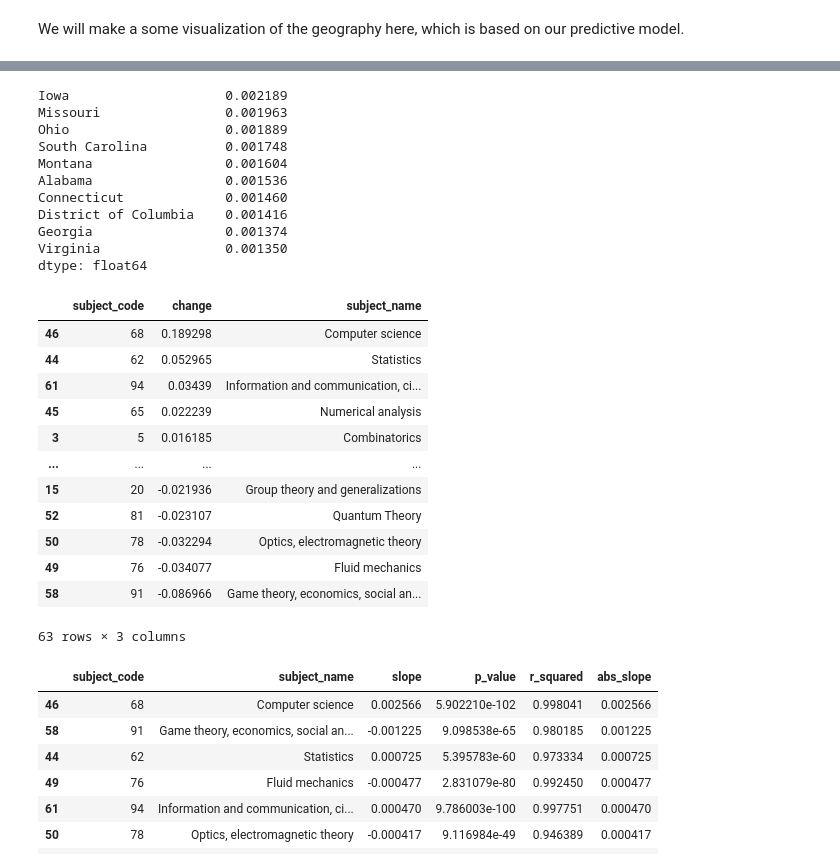
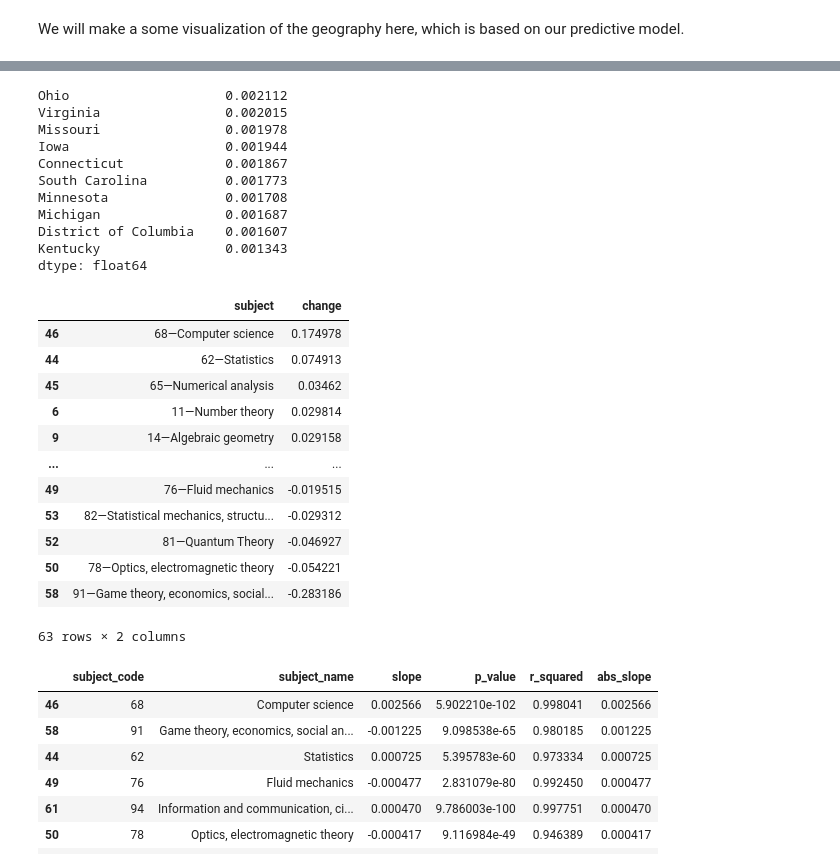
Before and after one commit to Erdos-Projects/summer26-math-genealogy, a Jupyter notebook: notebooks/Geography-Jonathan/Data-States.ipynb, the cells around one changed output, grey strips where cells are left out. Saved outputs shown, nothing was run; the diff lists cells and outputs as text; code cells hidden in the pictures.

```diff
--- a/notebooks/Geography-Jonathan/Data-States.ipynb
+++ b/notebooks/Geography-Jonathan/Data-States.ipynb
@@ -3,19 +3,34 @@ In this notebook we consider questions on the geogarphic distribution of subject
 # %% [markdown]
 1. We first need to assign a State to those dissertations that were granted in the United States, as this information is not in the original data set.
 # %%
+import json
+
 import pandas as pd
 import matplotlib.pyplot as plt
 import seaborn as sns
 
 # Load the CSV file into a structured DataFrame
 
-df = pd.read_csv('/Users/jonathancohen1/Desktop/summer26/data/processed/version2_new_dataset_fitted.csv')
+
+#this is the modified data set, after missing subjects filled in.
+#df = pd.read_csv('/Users/jonathancohen1/Desktop/summer26/data/processed/version2_new_dataset_fitted.csv')
+
+
+#This is the ORIGINAL data set, before missing subjects filled in.
+df = pd.read_json('/Users/jonathancohen1/Desktop/summer26/data/processed/data-new.json')
+
+with open('/Users/jonathancohen1/Desktop/summer26/data/processed/data-new.json') as f:
+    data = json.load(f)
+
+df = pd.DataFrame(data["nodes"])
+
+
 
 #Source : https://www.kaggle.com/datasets/mexwell/us-colleges-and-universities?resource=download
 dg =pd.read_csv('/Users/jonathancohen1/Desktop/us-colleges-and-universities.csv', sep=';')
 
 #keep only desired columns
-df = df[['name', 'school', 'country', 'year', 'subject_code', 'subject_name', 'predicted_subject_code']]
+df = df[['name', 'school', 'country', 'year', 'subject']]
 dg = dg[['NAME', 'CITY', 'STATE']]
 
 #Rename column to match df
@@ -120,7 +135,7 @@ df = df[df['school'].notnull()]
 
 
 #replace empty entries in subject_code column with those from predicted_subject_code column
-df.loc[df['subject_code'] == '', 'subject_code'] = df['predicted_subject_code']
+#df.loc[df['subject_code'] == '', 'subject_code'] = df['predicted_subject_code']
 
 
 
@@ -515,16 +519,16 @@ from sklearn.metrics import classification_report, accuracy_score
 # Prepare the data
 # -----------------------
 
-model_df = df[["state", "year", "subject_code"]].copy()
+model_df = df[["state", "year", "subject"]].copy()
 
 model_df = model_df.dropna()
 
 model_df["state"] = model_df["state"].astype("category")
 model_df["year"] = model_df["year"].astype(int)
-model_df["subject_code"] = model_df["subject_code"].astype(int)
+model_df["subject"] = model_df["subject"].astype("category")
 
 X = model_df[["year", "state"]]
-y = model_df["subject_code"]
+y = model_df["subject"]
 
 # -----------------------
 # Train/test split
@@ -1033,7 +1038,8 @@ plt.show()
 
 from scipy.stats import linregress
 
-subject = 62
+subject = "62\u2014Statistics"
+
 
 pivot = result.pivot(
     index="year",
@@ -1054,57 +1060,56 @@ slopes = pd.Series(slopes).sort_values(ascending=False)
 
 print(slopes.head(10))
 # %% [output]
-Iowa                    0.002189
-Missouri                0.001963
-Ohio                    0.001889
-South Carolina          0.001748
-Montana                 0.001604
-Alabama                 0.001536
-Connecticut             0.001460
-District of Columbia    0.001416
-Georgia                 0.001374
-Virginia                0.001350
+Ohio                    0.002112
+Virginia                0.002015
+Missouri                0.001978
+Iowa                    0.001944
+Connecticut             0.001867
+South Carolina          0.001773
+Minnesota               0.001708
+Michigan                0.001687
+District of Columbia    0.001607
+Kentucky                0.001343
 dtype: float64
 # %%
 #determine how subjects changed in their predicted probabilities in a given state, just comparing the first and last year in the dataset, rather than using all the years in the dataset
 
 state = "California"
 
 state_df = result[result["state"] == state]
 
 first_year = state_df["year"].min()
 last_year = state_df["year"].max()
 
 first = state_df[state_df["year"] == first_year].iloc[0]
 last = state_df[state_df["year"] == last_year].iloc[0]
 
 # Subject columns are everything except state and year
 subject_cols = [c for c in result.columns if c not in ["state", "year"]]
 
 change = last[subject_cols] - first[subject_cols]
 
 change = (
-    change.rename_axis("subject_code")
+    change.rename_axis("subject")
           .reset_index(name="change")
 )
 
-change["subject_name"] = change["subject_code"].map(subject_lookup)
 
 change.sort_values("change", ascending=False)
 # %% [output]
-|  | subject_code | change | subject_name |
-| 46 | 68 | 0.189298 | Computer science |
-| 44 | 62 | 0.052965 | Statistics |
-| 61 | 94 | 0.03439 | Information and communication, ci... |
-| 45 | 65 | 0.022239 | Numerical analysis |
-| 3 | 5 | 0.016185 | Combinatorics |
-| ... | ... | ... | ... |
-| 15 | 20 | -0.021936 | Group theory and generalizations |
-| 52 | 81 | -0.023107 | Quantum Theory |
-| 50 | 78 | -0.032294 | Optics, electromagnetic theory |
-| 49 | 76 | -0.034077 | Fluid mechanics |
-| 58 | 91 | -0.086966 | Game theory, economics, social an... |
+|  | subject | change |
+| 46 | 68—Computer science | 0.174978 |
+| 44 | 62—Statistics | 0.074913 |
+| 45 | 65—Numerical analysis | 0.03462 |
+| 6 | 11—Number theory | 0.029814 |
+| 9 | 14—Algebraic geometry | 0.029158 |
+| ... | ... | ... |
+| 49 | 76—Fluid mechanics | -0.019515 |
+| 53 | 82—Statistical mechanics, structu... | -0.029312 |
+| 52 | 81—Quantum Theory | -0.046927 |
+| 50 | 78—Optics, electromagnetic theory | -0.054221 |
+| 58 | 91—Game theory, economics, social... | -0.283186 |
-63 rows × 3 columns
+63 rows × 2 columns
 # %%
 #now taking all the data into account, not just the first and last year
 
```
Also changed, not shown: parts of 23 cells of this notebook, 1 other file.
